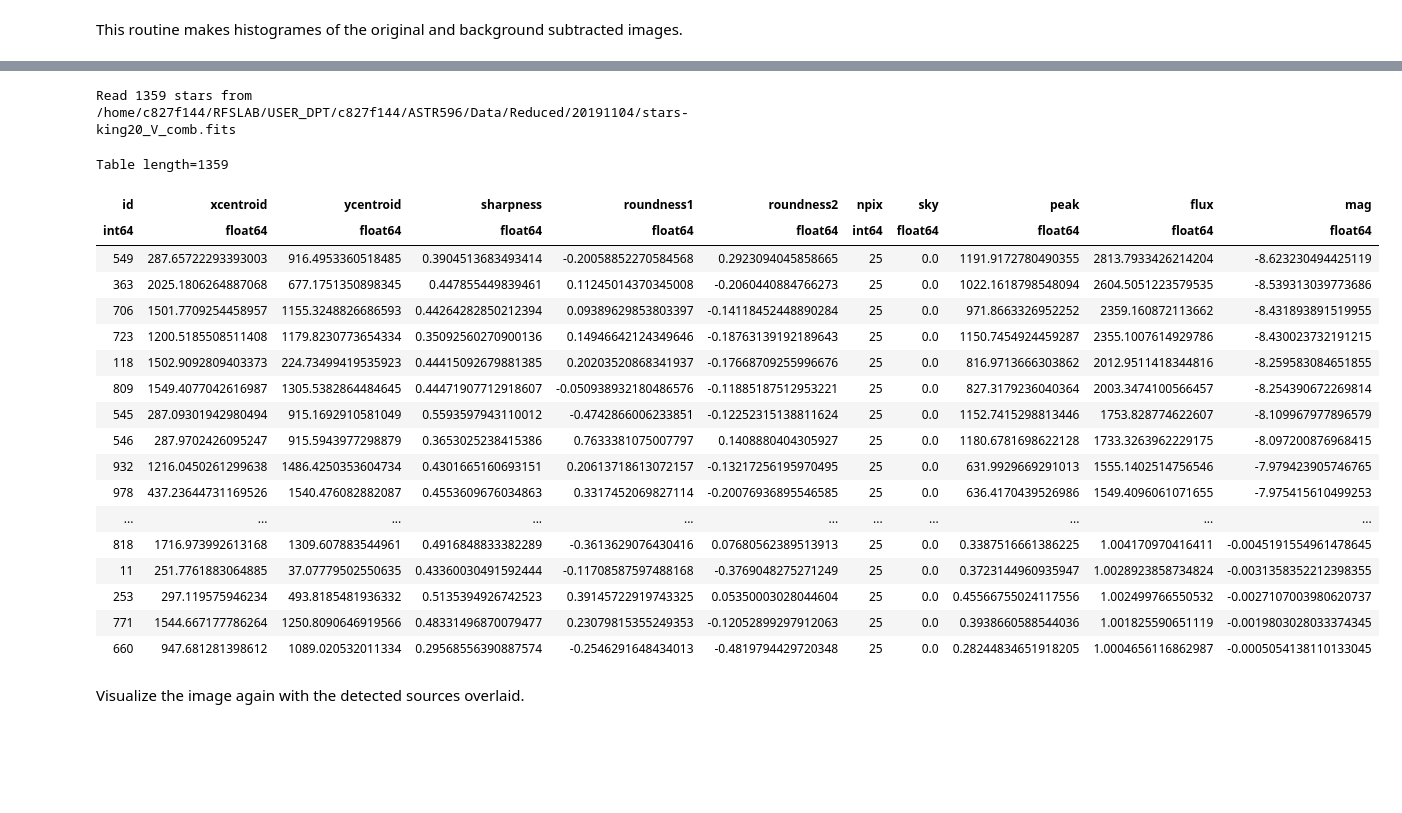
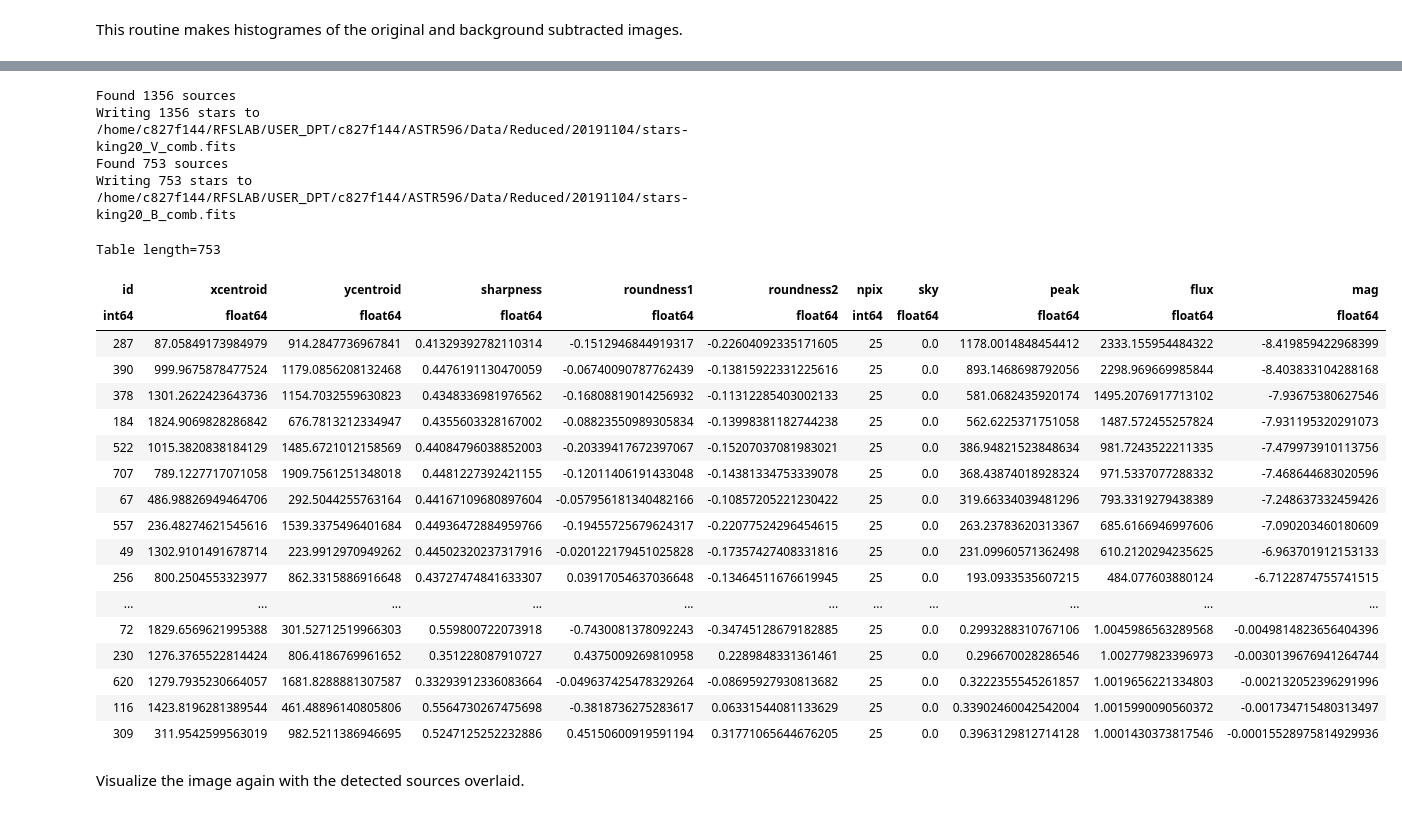
Before and after one commit to czfloyd/ASTR596_ObsProject, a Jupyter notebook: reduction_part4_student.ipynb, the cells around one changed output, grey strips where cells are left out. Saved outputs shown, nothing was run; the diff lists cells and outputs as text; code cells hidden in the pictures; blank space fills up the shorter version.

```diff
--- a/reduction_part4_student.ipynb
+++ b/reduction_part4_student.ipynb
@@ -162,7 +162,7 @@ def get_sky_background(img, verbose=True):
     from astropy.stats import SigmaClip
     from photutils import Background2D, MedianBackground
     sigma_clip = SigmaClip(sigma=3.)
-    bkg = Background2D(img, (100, 100), filter_size=(5, 5), sigma_clip=sigma_clip,
+    bkg = Background2D(img, (100, 100), filter_size=(15, 15), sigma_clip=sigma_clip,
                        bkg_estimator=MedianBackground())
     if verbose:
         print('Sky background median = {:.3f}, rms = {:.3f} electrons.'.format(bkg.background_median, bkg.background_rms_median))
@@ -171,5 +171,6 @@ def get_sky_background(img, verbose=True):
 You will need to repeat these commands for each combined image and band combination
 # %%
 #***********
-bkg = get_sky_background(img_king20_V, verbose=True)
+bkg_V = get_sky_background(img_king20_V, verbose=True)
+bkg_B = get_sky_background(img_king20_B, verbose=True)
 # %% [output]
@@ -177,6 +179,7 @@ Sky background median = 1.989, rms = 0.047 electrons.
 # %%
 #***********
-img_king20_V_nosky = img_king20_V - bkg.background
+img_king20_V_nosky = img_king20_V - bkg_V.background
+img_king20_B_nosky = img_king20_B - bkg_B.background
 # %%
 #***********
 display_image(img_king20_V, calibrated=True)
@@ -232,30 +244,37 @@ def find_stars(image, imgfile, fwhm=3.0, nsigma=3, sigma=None,
     return srcs
 # %%
 #***********
-srcs = find_stars(img_king20_V_nosky, imgfile_king20_V, sigma=bkg.background_rms_median, nsigma=5,
-                  verbose=True, overwrite=False)
-srcs
+srcs_V = find_stars(img_king20_V_nosky, imgfile_king20_V, sigma=bkg_V.background_rms_median, nsigma=5,
+                  verbose=True, overwrite=True)
+srcs_V
+
+srcs_B = find_stars(img_king20_B_nosky, imgfile_king20_B, sigma=bkg_B.background_rms_median, nsigma=5,
+                  verbose=True, overwrite=True)
+srcs_B
 # %% [output]
-Read 1359 stars from /home/c827f144/RFSLAB/USER_DPT/c827f144/ASTR596/Data/Reduced/20191104/stars-king20_V_comb.fits
+Found 1356 sources
+Writing 1356 stars to /home/c827f144/RFSLAB/USER_DPT/c827f144/ASTR596/Data/Reduced/20191104/stars-king20_V_comb.fits
+Found 753 sources
+Writing 753 stars to /home/c827f144/RFSLAB/USER_DPT/c827f144/ASTR596/Data/Reduced/20191104/stars-king20_B_comb.fits
-Table length=1359
+Table length=753
 | id | xcentroid | ycentroid | sharpness | roundness1 | roundness2 | npix | sky | peak | flux | mag |
 | int64 | float64 | float64 | float64 | float64 | float64 | int64 | float64 | float64 | float64 | float64 |
-| 549 | 287.65722293393003 | 916.4953360518485 | 0.3904513683493414 | -0.20058852270584568 | 0.2923094045858665 | 25 | 0.0 | 1191.9172780490355 | 2813.7933426214204 | -8.623230494425119 |
-| 363 | 2025.1806264887068 | 677.1751350898345 | 0.447855449839461 | 0.11245014370345008 | -0.2060440884766273 | 25 | 0.0 | 1022.1618798548094 | 2604.5051223579535 | -8.539313039773686 |
-| 706 | 1501.7709254458957 | 1155.3248826686593 | 0.44264282850212394 | 0.09389629853803397 | -0.14118452448890284 | 25 | 0.0 | 971.8663326952252 | 2359.160872113662 | -8.431893891519955 |
-| 723 | 1200.5185508511408 | 1179.8230773654334 | 0.35092560270900136 | 0.14946642124349646 | -0.18763139192189643 | 25 | 0.0 | 1150.7454924459287 | 2355.1007614929786 | -8.430023732191215 |
-| 118 | 1502.9092809403373 | 224.73499419535923 | 0.44415092679881385 | 0.20203520868341937 | -0.17668709255996676 | 25 | 0.0 | 816.9713666303862 | 2012.9511418344816 | -8.259583084651855 |
-| 809 | 1549.4077042616987 | 1305.5382864484645 | 0.44471907712918607 | -0.050938932180486576 | -0.11885187512953221 | 25 | 0.0 | 827.3179236040364 | 2003.3474100566457 | -8.254390672269814 |
-| 545 | 287.09301942980494 | 915.1692910581049 | 0.5593597943110012 | -0.4742866006233851 | -0.12252315138811624 | 25 | 0.0 | 1152.7415298813446 | 1753.828774622607 | -8.109967977896579 |
-| 546 | 287.9702426095247 | 915.5943977298879 | 0.3653025238415386 | 0.7633381075007797 | 0.1408880404305927 | 25 | 0.0 | 1180.6781698622128 | 1733.3263962229175 | -8.097200876968415 |
-| 932 | 1216.0450261299638 | 1486.4250353604734 | 0.4301665160693151 | 0.20613718613072157 | -0.13217256195970495 | 25 | 0.0 | 631.9929669291013 | 1555.1402514756546 | -7.979423905746765 |
-| 978 | 437.23644731169526 | 1540.476082882087 | 0.4553609676034863 | 0.3317452069827114 | -0.20076936895546585 | 25 | 0.0 | 636.4170439526986 | 1549.4096061071655 | -7.975415610499253 |
+| 287 | 87.05849173984979 | 914.2847736967841 | 0.41329392782110314 | -0.1512946844919317 | -0.22604092335171605 | 25 | 0.0 | 1178.0014848454412 | 2333.155954484322 | -8.419859422968399 |
+| 390 | 999.9675878477524 | 1179.0856208132468 | 0.4476191130470059 | -0.06740090787762439 | -0.13815922331225616 | 25 | 0.0 | 893.1468698792056 | 2298.969669985844 | -8.403833104288168 |
+| 378 | 1301.2622423643736 | 1154.7032559630823 | 0.4348336981976562 | -0.16808819014256932 | -0.11312285403002133 | 25 | 0.0 | 581.0682435920174 | 1495.2076917713102 | -7.93675380627546 |
+| 184 | 1824.9069828286842 | 676.7813212334947 | 0.4355603328167002 | -0.08823550989305834 | -0.13998381182744238 | 25 | 0.0 | 562.6225371751058 | 1487.572455257824 | -7.931195320291073 |
+| 522 | 1015.3820838184129 | 1485.6721012158569 | 0.44084796038852003 | -0.20339417672397067 | -0.15207037081983021 | 25 | 0.0 | 386.94821523848634 | 981.7243522211335 | -7.479973910113756 |
+| 707 | 789.1227717071058 | 1909.7561251348018 | 0.4481227392421155 | -0.12011406191433048 | -0.14381334753339078 | 25 | 0.0 | 368.43874018928324 | 971.5337077288332 | -7.468644683020596 |
+| 67 | 486.98826949464706 | 292.5044255763164 | 0.44167109680897604 | -0.057956181340482166 | -0.10857205221230422 | 25 | 0.0 | 319.66334039481296 | 793.3319279438389 | -7.248637332459426 |
+| 557 | 236.48274621545616 | 1539.3375496401684 | 0.44936472884959766 | -0.19455725679624317 | -0.22077524296454615 | 25 | 0.0 | 263.23783620313367 | 685.6166946997606 | -7.090203460180609 |
+| 49 | 1302.9101491678714 | 223.9912970949262 | 0.44502320237317916 | -0.020122179451025828 | -0.17357427408331816 | 25 | 0.0 | 231.09960571362498 | 610.2120294235625 | -6.963701912153133 |
+| 256 | 800.2504553323977 | 862.3315886916648 | 0.43727474841633307 | 0.03917054637036648 | -0.13464511676619945 | 25 | 0.0 | 193.0933535607215 | 484.077603880124 | -6.7122874755741515 |
 | ... | ... | ... | ... | ... | ... | ... | ... | ... | ... | ... |
-| 818 | 1716.973992613168 | 1309.607883544961 | 0.4916848833382289 | -0.3613629076430416 | 0.07680562389513913 | 25 | 0.0 | 0.3387516661386225 | 1.004170970416411 | -0.0045191554961478645 |
-| 11 | 251.7761883064885 | 37.07779502550635 | 0.43360030491592444 | -0.11708587597488168 | -0.3769048275271249 | 25 | 0.0 | 0.3723144960935947 | 1.0028923858734824 | -0.0031358352212398355 |
-| 253 | 297.119575946234 | 493.8185481936332 | 0.5135394926742523 | 0.39145722919743325 | 0.05350003028044604 | 25 | 0.0 | 0.45566755024117556 | 1.002499766550532 | -0.0027107003980620737 |
-| 771 | 1544.667177786264 | 1250.8090646919566 | 0.48331496870079477 | 0.23079815355249353 | -0.12052899297912063 | 25 | 0.0 | 0.3938660588544036 | 1.001825590651119 | -0.0019803028033374345 |
-| 660 | 947.681281398612 | 1089.020532011334 | 0.29568556390887574 | -0.2546291648434013 | -0.4819794429720348 | 25 | 0.0 | 0.28244834651918205 | 1.0004656116862987 | -0.0005054138110133045 |
+| 72 | 1829.6569621995388 | 301.52712519966303 | 0.559800722073918 | -0.7430081378092243 | -0.34745128679182885 | 25 | 0.0 | 0.2993288310767106 | 1.0045986563289568 | -0.0049814823656404396 |
+| 230 | 1276.3765522814424 | 806.4186769961652 | 0.351228087910727 | 0.4375009269810958 | 0.2289848331361461 | 25 | 0.0 | 0.296670028286546 | 1.002779823396973 | -0.0030139676941264744 |
+| 620 | 1279.7935230664057 | 1681.8288881307587 | 0.33293912336083664 | -0.049637425478329264 | -0.08695927930813682 | 25 | 0.0 | 0.3222355545261857 | 1.0019656221334803 | -0.002132052396291996 |
+| 116 | 1423.8196281389544 | 461.48896140805806 | 0.5564730267475698 | -0.3818736275283617 | 0.06331544081133629 | 25 | 0.0 | 0.33902460042542004 | 1.0015990090560372 | -0.001734715480313497 |
+| 309 | 311.9542599563019 | 982.5211386946695 | 0.5247125252232886 | 0.45150600919591194 | 0.31771065644676205 | 25 | 0.0 | 0.3963129812714128 | 1.0001430373817546 | -0.00015528975814929936 |
 # %% [markdown]
 Visualize the image again with the detected sources overlaid.
 # %%
```
Also changed, not shown: parts of 6 cells of this notebook.
